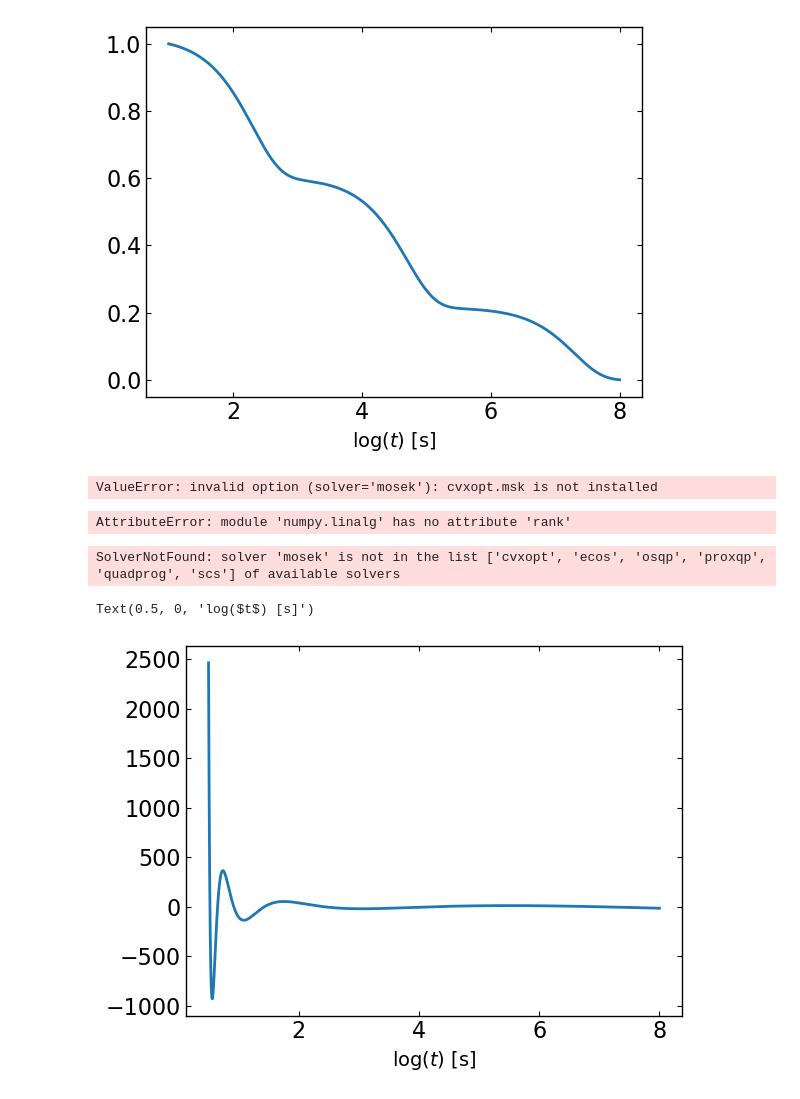
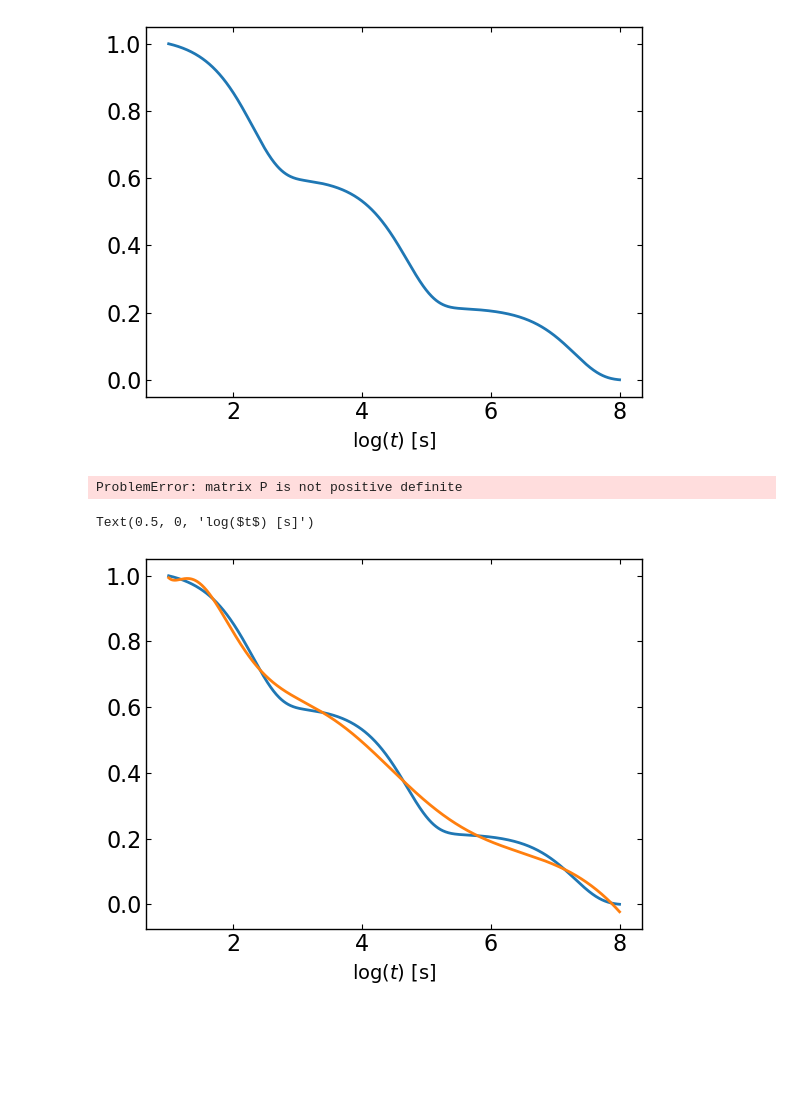
Before and after one commit to joshedmundson/pySIMsalabim, a Jupyter notebook: Notebooks/Projects/cvxopt_quadratic_solver/quadratic_solver_minimisation.ipynb, the cells around one changed output. Cells and saved outputs as stored; diff of their text form; code cells hidden in the pictures; blank space fills up the shorter version.

```diff
--- a/Notebooks/Projects/cvxopt_quadratic_solver/quadratic_solver_minimisation.ipynb
+++ b/Notebooks/Projects/cvxopt_quadratic_solver/quadratic_solver_minimisation.ipynb
@@ -42,7 +42,7 @@ Text(0.5, 0, 'log($t$) [s]')
 # Write a function that returns ideal form
 def to_quadratic_form(R, y):
     P = 2*R.T@R
-    P = (1/2)*(P.T + P)/2
+    P = (1/2)*(P.T + P)
     q = -2*R.T@y
     return P, q
 # %%
@@ -52,25 +52,19 @@ G = -np.identity(len(perfect_y_scaled))
 h = np.zeros((len(perfect_y_scaled), 1))
 
 
-sol = cvx.solvers.qp(cvx.matrix(P), cvx.matrix(q), cvx.matrix(G), cvx.matrix(h), solver='mosek')
+sol = cvx.solvers.qp(cvx.matrix(P), cvx.matrix(q), cvx.matrix(G), cvx.matrix(h))
 x = np.array(sol['x']).flatten()
-# %% [output]
-ValueError: invalid option (solver='mosek'): cvxopt.msk is not installed
-# %%
-np.linalg.(P)
-# %% [output]
-AttributeError: module 'numpy.linalg' has no attribute 'rank'
 # %%
 import qpsolvers
 
-x = qpsolvers.solve_qp(P, q, solver='mosek')
+x = qpsolvers.solve_qp(P, q, G, h, solver='quadprog')
 # %% [output]
-SolverNotFound: solver 'mosek' is not in the list ['cvxopt', 'ecos', 'osqp', 'proxqp', 'quadprog', 'scs'] of available solvers
+ProblemError: matrix P is not positive definite
 # %%
 # Show perfect function
-# plt.plot(log_time, perfect_y_scaled)
-plt.plot(log_tau, x)
+plt.plot(log_time, perfect_y_scaled)
+plt.plot(log_time, R@x)
 plt.xlabel("log($t$) [s]")
 # %% [output]
 Text(0.5, 0, 'log($t$) [s]')
-[figure, old version]
+[figure, new version]
```
Also changed, not shown: 4 other files.
